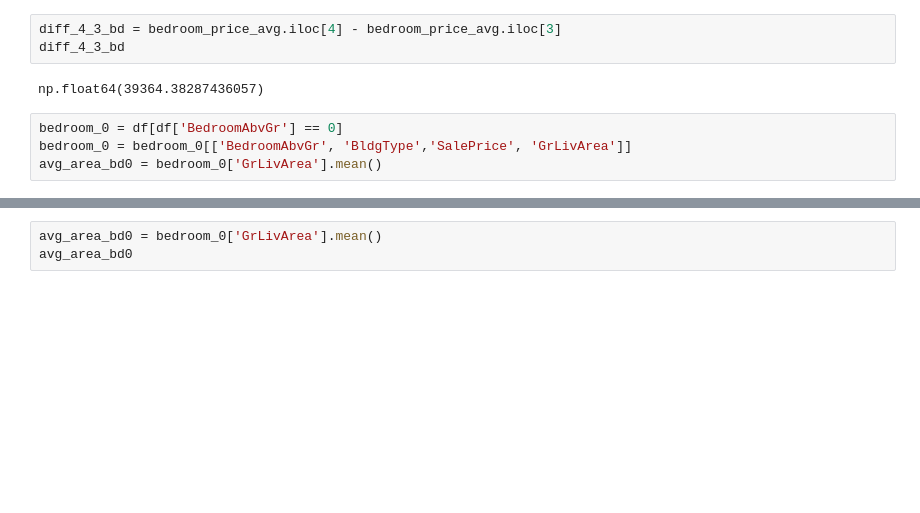
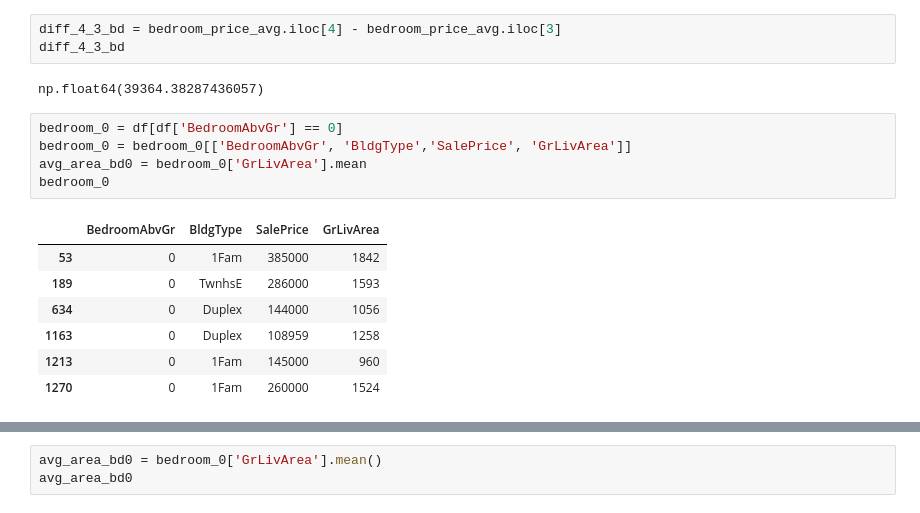
Before and after one commit to christianabusca/housing-market-analytics, a Jupyter notebook: p-house-prices.ipynb, the cells around one changed output, grey strips where cells are left out. Drawn from its saved outputs; the diff is of its cells as text; blank space fills up the shorter version.

```diff
--- a/p-house-prices.ipynb
+++ b/p-house-prices.ipynb
@@ -376,4 +376,13 @@ np.float64(39364.38287436057)
 # %%
 bedroom_0 = df[df['BedroomAbvGr'] == 0]
 bedroom_0 = bedroom_0[['BedroomAbvGr', 'BldgType','SalePrice', 'GrLivArea']]
-avg_area_bd0 = bedroom_0['GrLivArea'].mean()
+avg_area_bd0 = bedroom_0['GrLivArea'].mean
+bedroom_0
+# %% [output]
+|  | BedroomAbvGr | BldgType | SalePrice | GrLivArea |
+| 53 | 0 | 1Fam | 385000 | 1842 |
+| 189 | 0 | TwnhsE | 286000 | 1593 |
+| 634 | 0 | Duplex | 144000 | 1056 |
+| 1163 | 0 | Duplex | 108959 | 1258 |
+| 1213 | 0 | 1Fam | 145000 | 960 |
+| 1270 | 0 | 1Fam | 260000 | 1524 |
```
Also changed, not shown: parts of 4 cells of this notebook.
